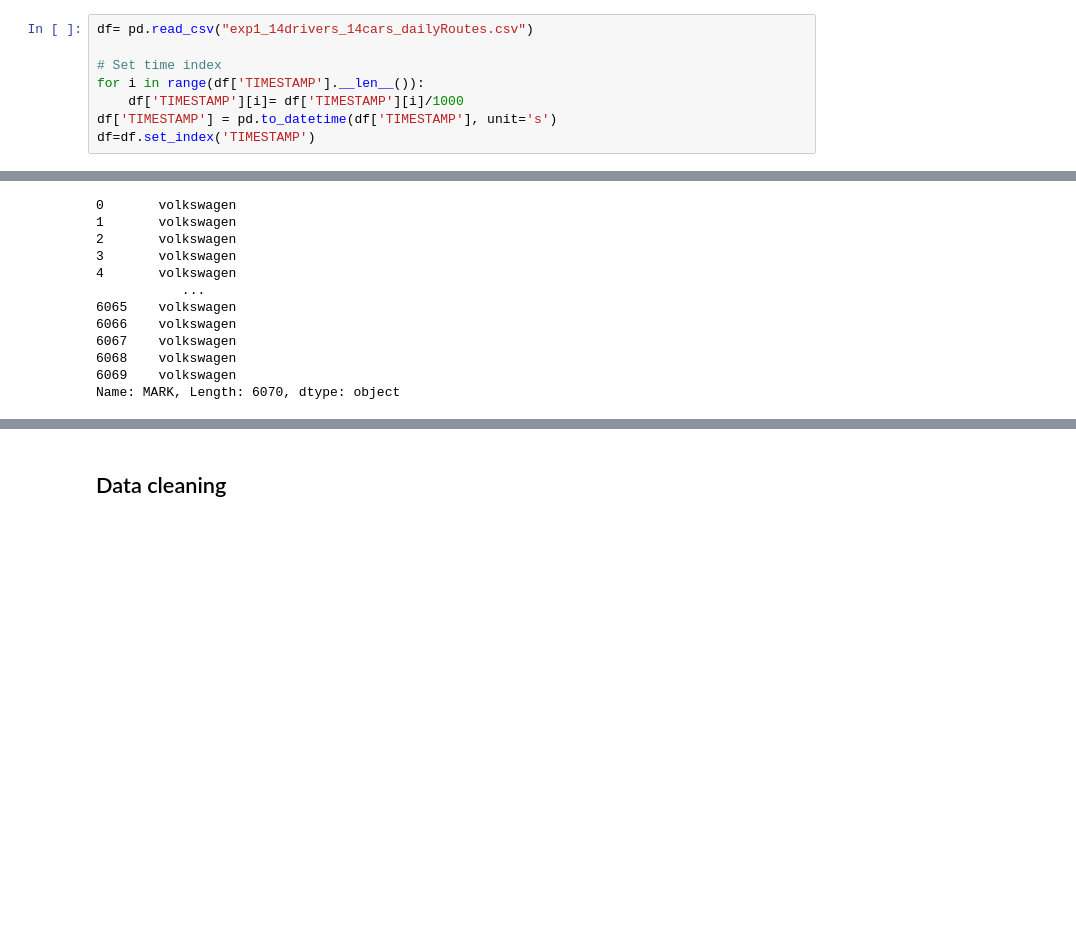
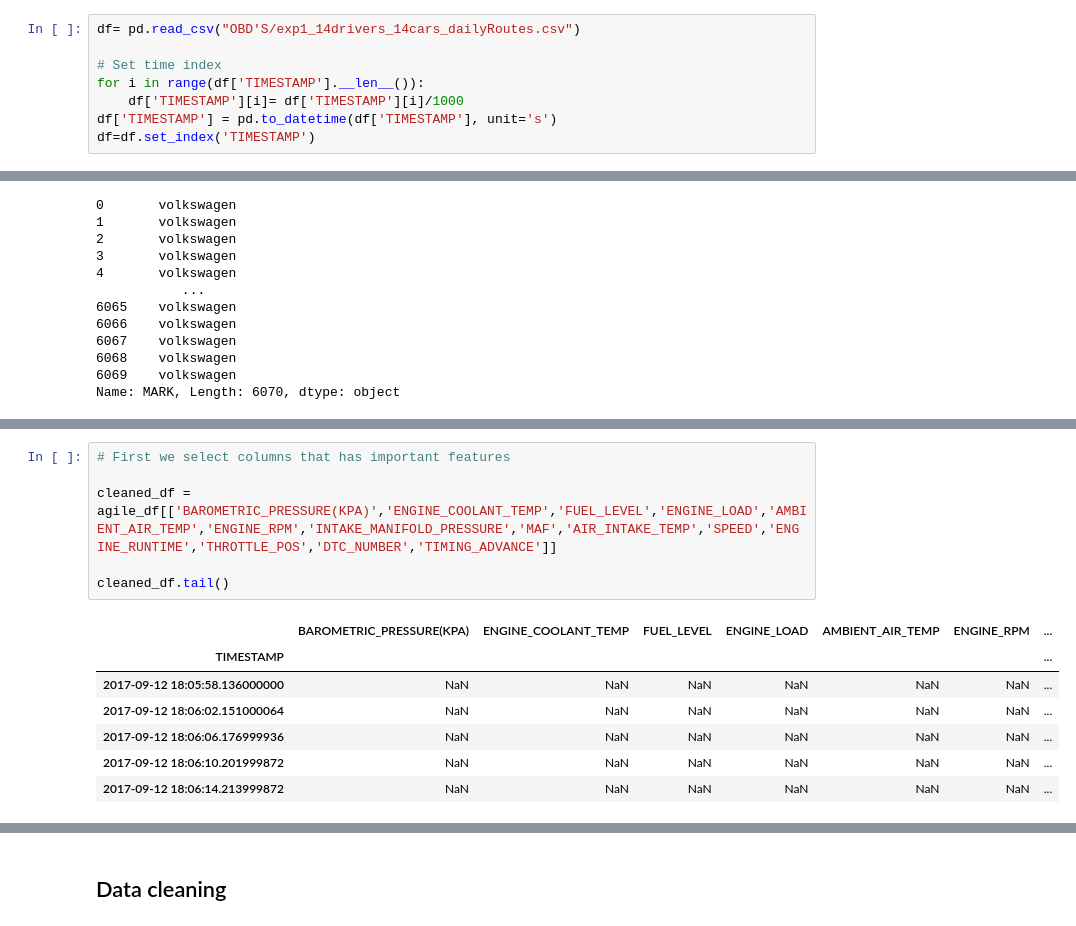
Before and after one commit to Meta-c/OBD-analysis, a Jupyter notebook: chevrolet_agile.ipynb, the cells around one changed output, grey strips where cells are left out. Cells and saved outputs as stored; diff of their text form; blank space fills up the shorter version.

```diff
--- a/chevrolet_agile.ipynb
+++ b/chevrolet_agile.ipynb
@@ -8,7 +8,7 @@ import seaborn as sns
 # %% [markdown]
 ### Read data
 # %%
-df= pd.read_csv("exp1_14drivers_14cars_dailyRoutes.csv")
+df= pd.read_csv("OBD'S/exp1_14drivers_14cars_dailyRoutes.csv")
 
 # Set time index
 for i in range(df['TIMESTAMP'].__len__()):
@@ -60,0 +164,14 @@ Name: MARK, Length: 6070, dtype: object
+# %%
+# First we select columns that has important features
+
+cleaned_df = agile_df[['BAROMETRIC_PRESSURE(KPA)','ENGINE_COOLANT_TEMP','FUEL_LEVEL','ENGINE_LOAD','AMBIENT_AIR_TEMP','ENGINE_RPM','INTAKE_MANIFOLD_PRESSURE','MAF','AIR_INTAKE_TEMP','SPEED','ENGINE_RUNTIME','THROTTLE_POS','DTC_NUMBER','TIMING_ADVANCE']]
+
+cleaned_df.tail()
+# %% [output]
+|  | BAROMETRIC_PRESSURE(KPA) | ENGINE_COOLANT_TEMP | FUEL_LEVEL | ENGINE_LOAD | AMBIENT_AIR_TEMP | ENGINE_RPM | ... |
+| TIMESTAMP |  |  |  |  |  |  | ... |
+| 2017-09-12 18:05:58.136000000 | NaN | NaN | NaN | NaN | NaN | NaN | ... |
+| 2017-09-12 18:06:02.151000064 | NaN | NaN | NaN | NaN | NaN | NaN | ... |
+| 2017-09-12 18:06:06.176999936 | NaN | NaN | NaN | NaN | NaN | NaN | ... |
+| 2017-09-12 18:06:10.201999872 | NaN | NaN | NaN | NaN | NaN | NaN | ... |
+| 2017-09-12 18:06:14.213999872 | NaN | NaN | NaN | NaN | NaN | NaN | ... |
```
Also changed, not shown: parts of 29 cells of this notebook, 1 other file.
